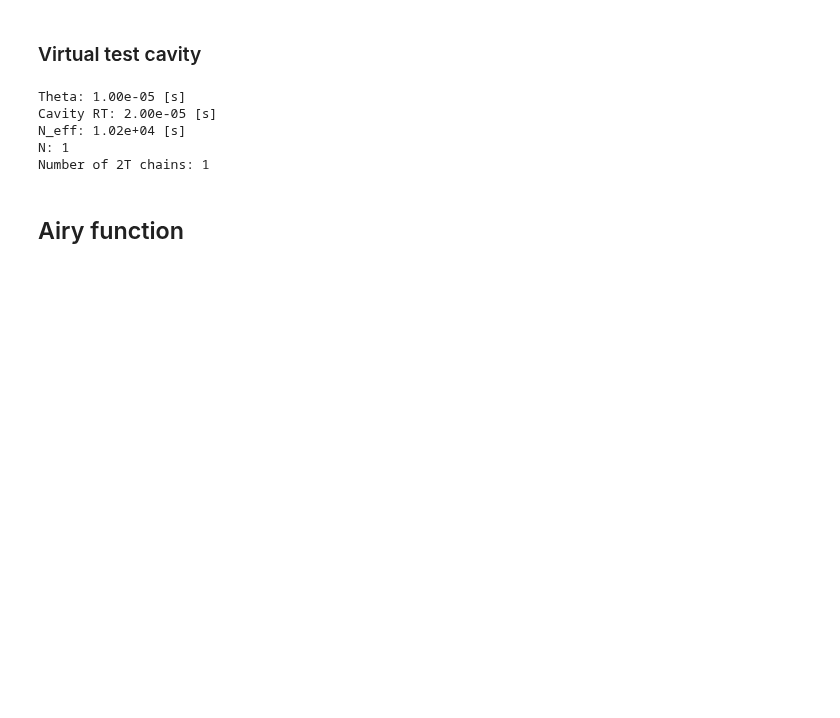
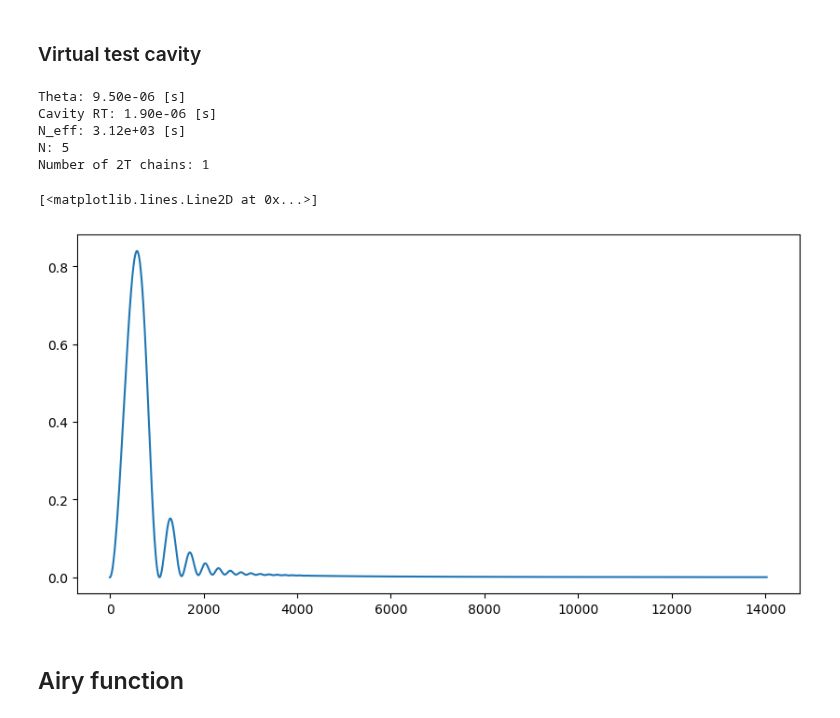
Before and after one commit to matib12/oreonspy, a Jupyter notebook: nb/FP cavity dynamics.ipynb, the cells around one changed output. Cells and saved outputs as stored; diff of their text form; code cells hidden in the pictures; blank space fills up the shorter version.

Commit message:
Added smooth E_in rising. FP cavity dynamics notebook with simulation examples for ARM, TEst and FC.

```diff
--- a/nb/FP cavity dynamics.ipynb
+++ b/nb/FP cavity dynamics.ipynb
@@ -101,8 +101,8 @@ Gain: 142.85
 # %% [markdown]
 ### Filter cavity
 # %%
-L = np.ceil(284.9/lambd)*lambd - 0.05*lambd
-FC = op.Cavity(t_a = 0.000562, r_a = 0.9998398, r_b = 0.99983999, L = L, debug="DEBUG")
+L = np.ceil(284.9/lambd)*lambd - 0.5*lambd
+FC = op.Cavity(t_a = 0.000562, r_a = 0.9998398, r_b = 0.99983999, L = L, debug=False)
 
 '''
 # Finesse 9582-10204  # Thermal detuning of a bichromatic narrow linewidth optical cavity L.D. BONAVENA
@@ -133,34 +154,57 @@ TEst.print_params()
 # %% [markdown]
 ### Virtual test cavity
 # %%
-here_cav = ARM
+here_cav = FC
 
-here_cav.simulation(k, 1/(here_cav.T))
+here_cav.simulation(k, .1/(here_cav.T))
 here_cav.print_sim_params()
 #TEst.plot_sim_factors()
 # %% [output]
-Theta: 1.00e-05 [s]
-Cavity RT: 2.00e-05 [s]
-N_eff: 1.02e+04 [s]
-N: 1
+Theta: 9.50e-06 [s]
+Cavity RT: 1.90e-06 [s]
+N_eff: 3.12e+03 [s]
+N: 5
 Number of 2T chains: 1
 # %%
-v = 1*v_cr(here_cav)
+v = 2*v_cr(here_cav)
 d_zeta = v*here_cav.Theta
 
-samples = 50
+samples = 14030
+
+# ARM cavity
+#here_cav.simulation(k, .01/(here_cav.T))
+#v = 30*v_cr(here_cav)
+#samples = 23000
+
+# TEst cavity
+#here_cav.simulation(k, 10/(here_cav.T))
+#v = .5*v_cr(here_cav)
+#samples = 10300
+
+# FC
+#here_cav.simulation(k, .1/(here_cav.T))
+#v = 2*v_cr(here_cav)
+#samples = 14030
 
 s = np.zeros(samples)
 Z = np.zeros(samples)
+
+
+
 for i in range(samples):
-    s[i] = np.abs(here_cav.sim_step(d_zeta, E_in_curr=1.))**2
+    s[i] = np.abs(here_cav.sim_step(d_zeta, E_in_curr=1))**2
     Z[i] = here_cav.Ze[-1]
     #Z[i] = here_cav.Ze[0]
     #Z[i] = here_cav.Z
 
 #print(d_zeta)
 plt.plot(s)
 #plt.plot(Z)
+
+#plt.plot(E_in_init)
+# %% [output]
+[<matplotlib.lines.Line2D at 0x...>]
+[figure, added]
 # %%
 v_cr(ARM)
 # %%
```
Also changed, not shown: parts of 3 cells of this notebook, 1 other file.
